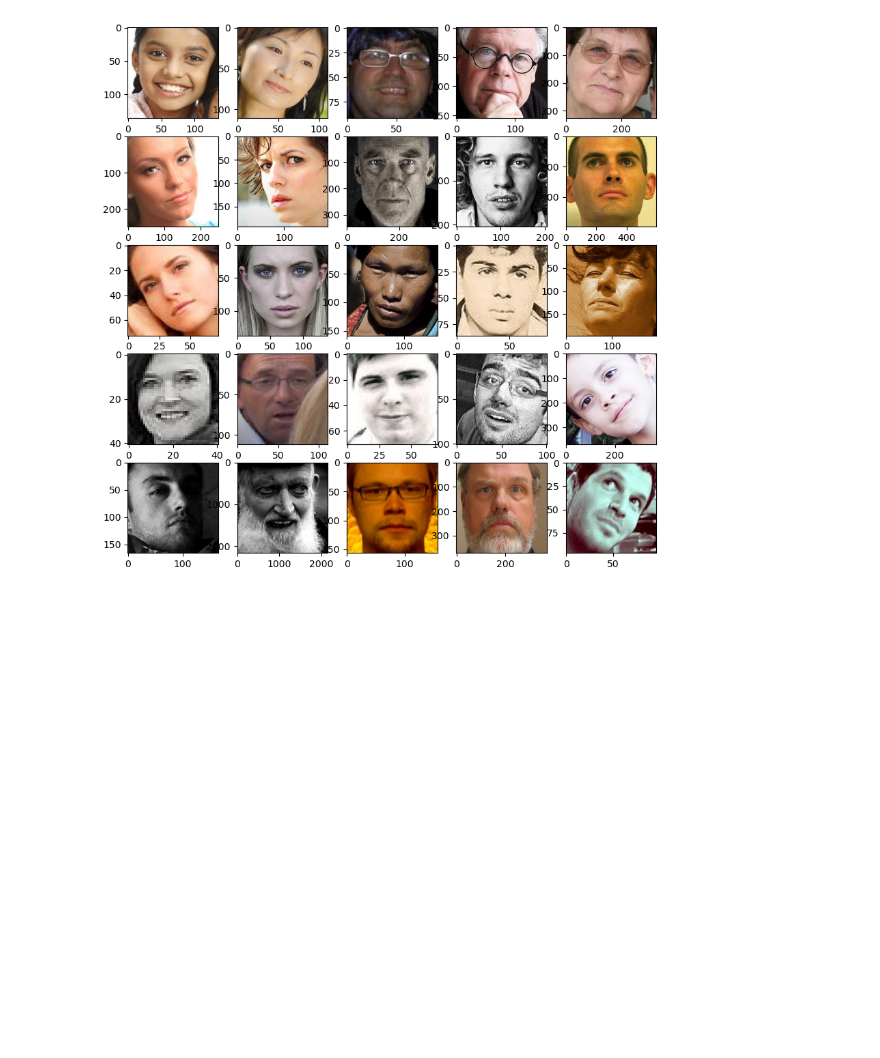
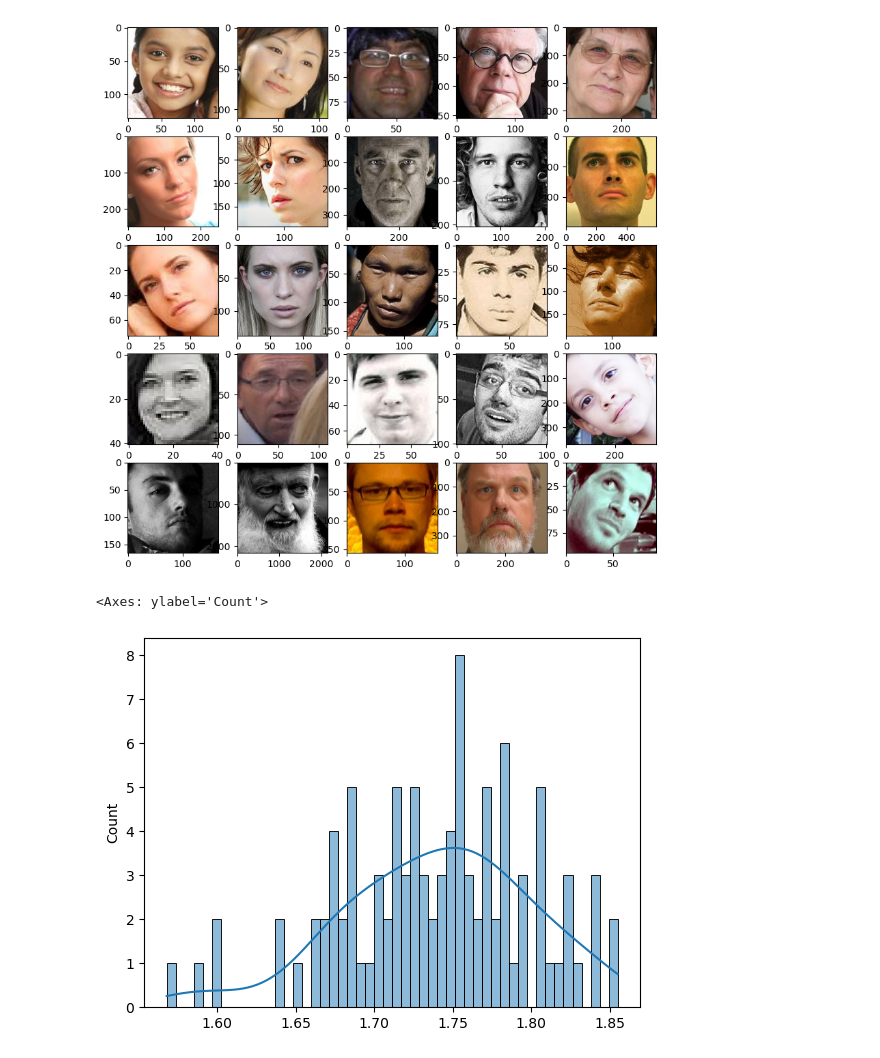
Before and after one commit to Usatoff/datasets_similarity, a Jupyter notebook: base.ipynb, the cells around one changed output. Drawn from its saved outputs; the diff is of its cells as text; code cells hidden in the pictures; blank space fills up the shorter version.

```diff
--- a/base.ipynb
+++ b/base.ipynb
@@ -264,0 +271,36 @@ plot_images(test_dataset, 25)
+# %%
+import torch.utils
+import torch.utils.data
+
+
+def get_images_example(dataset, subsample_size=1_000, random_seed=42):
+    np.random.seed(random_seed)
+    subsample_size = min(subsample_size, len(dataset))
+    idxs = np.random.choice(range(len(dataset)), subsample_size, replace=False)
+    subset = torch.utils.data.Subset(dataset, idxs)
+    return subset
+# %%
+def images_list_mse(images1, images2):
+    mse_sum = 0
+    for img1 in images1:
+        for img2 in images2:
+            mse_sum += images_mse(img1, img2)
+    return mse_sum / len(images1) / len(images2)
+# %%
+def get_similarities_mse(ds1, ds2, subsample_size=100, iters=100):
+    similarities_list = []
+    for seed in tqdm(range(iters)):
+        images1, images2 = get_images_example(
+            ds1, random_seed=seed, subsample_size=subsample_size), get_images_example(
+                ds2, random_seed=seed**2, subsample_size=subsample_size)
+        images1, images2 = [img.cpu().numpy() for img in images1], [img.cpu().numpy() for img in images2]
+
+        similarities_list.append(images_list_mse(images1, images2))
+    return similarities_list
+# %%
+similarities_mse_list = get_similarities_mse(my_dataset_1, my_dataset_2)
+# %%
+sns.histplot(similarities_mse_list, bins=50, kde=True)
+# %% [output]
+<Axes: ylabel='Count'>
+[figure, added]
```
Also changed, not shown: parts of 7 cells of this notebook.
